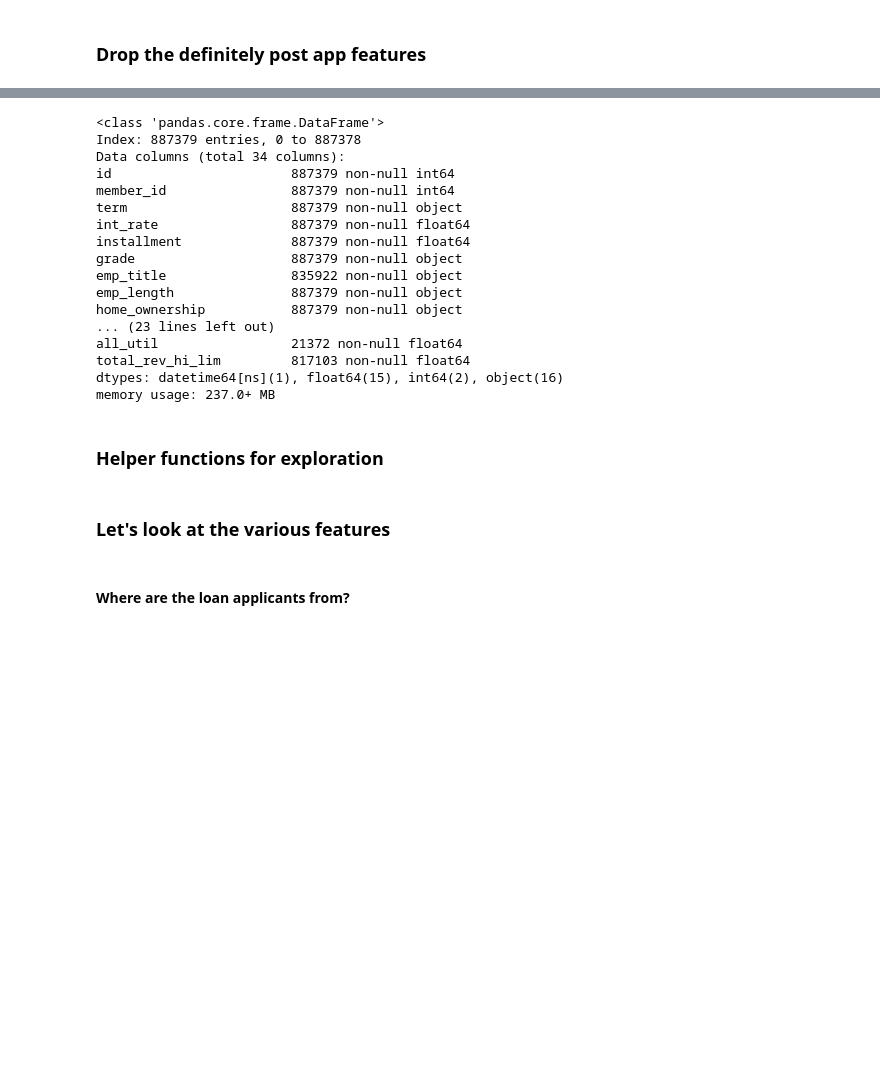
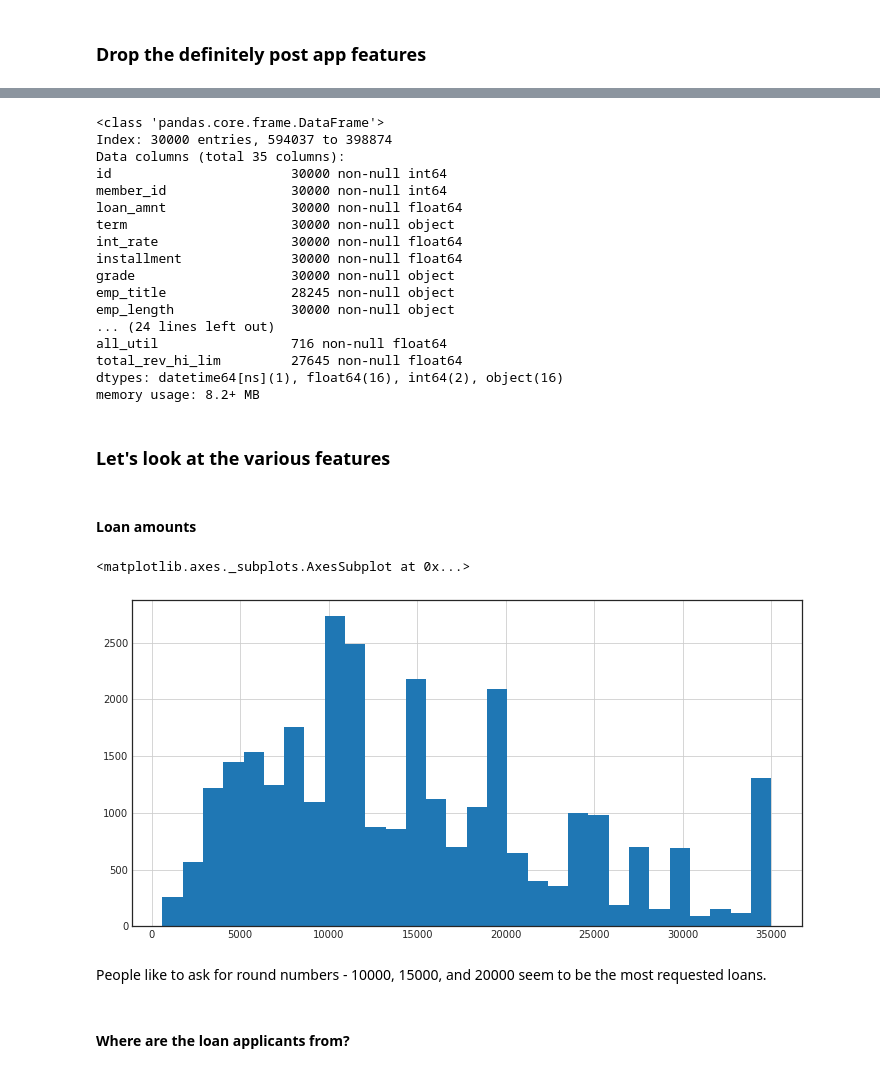
Before and after one commit to vijayshankarv/kaggle, a Jupyter notebook: lending-club/Lending-club-exploration.ipynb, the cells around one changed output, grey strips where cells are left out. Cells and saved outputs as stored; diff of their text form; code cells hidden in the pictures; blank space fills up the shorter version.

Commit message:
Testing out ideas on a smaller sample

```diff
--- a/lending-club/Lending-club-exploration.ipynb
+++ b/lending-club/Lending-club-exploration.ipynb
@@ -114,0 +135,2 @@ df_loan.rename(index=str, columns={"verification_status_joint":"verified_status_
+# %%
+sample_loan_df = df_loan.sample(n=30000)
@@ -297,7 +328,7 @@ From list of features:
 # %%
 future_imports = ['acc_now_delinq','collection_recovery_fee','collections_12_mths_ex_med',
                   'funded_amnt','funded_amnt_inv','inq_fi','inq_last_12m','inq_last_6mths',
-                  'last_credit_pull_d','last_pymnt_amnt','last_pymnt_d','loan_amnt',
+                  'last_credit_pull_d','last_pymnt_amnt','last_pymnt_d',
                   'loan_status','max_bal_bc','mths_since_last_delinq',
                   'mths_since_last_major_derog','mths_since_last_record',
                   'mths_since_rcnt_il','next_pymnt_d','open_acc','open_acc_6m',
@@ -307,7 +338,7 @@ future_imports = ['acc_now_delinq','collection_recovery_fee','collections_12_mth
                   'total_pymnt','total_pymnt_inv','total_rec_int','total_rec_late_fee',
                   'total_rec_prncp']
 # %%
-df_loan_app = df_loan.drop(labels=future_imports, axis=1)
+df_loan_app = sample_loan_df.drop(labels=future_imports, axis=1)
 # %%
 df_loan_app.columns
 # %% [output]
@@ -324,21 +355,19 @@ Index(['id', 'member_id', 'term', 'int_rate', 'installment', 'grade',
 df_loan_app.info()
 # %% [output]
 <class 'pandas.core.frame.DataFrame'>
-Index: 887379 entries, 0 to 887378
-Data columns (total 34 columns):
-id                       887379 non-null int64
-member_id                887379 non-null int64
-term                     887379 non-null object
-int_rate                 887379 non-null float64
-installment              887379 non-null float64
-grade                    887379 non-null object
-emp_title                835922 non-null object
-emp_length               887379 non-null object
-home_ownership           887379 non-null object
-... (23 lines left out)
-all_util                 21372 non-null float64
-total_rev_hi_lim         817103 non-null float64
-dtypes: datetime64[ns](1), float64(15), int64(2), object(16)
-memory usage: 237.0+ MB
+Index: 30000 entries, 594037 to 398874
+Data columns (total 35 columns):
+id                       30000 non-null int64
+member_id                30000 non-null int64
+loan_amnt                30000 non-null float64
+term                     30000 non-null object
+int_rate                 30000 non-null float64
+installment              30000 non-null float64
+grade                    30000 non-null object
+emp_title                28245 non-null object
+emp_length               30000 non-null object
+... (24 lines left out)
+all_util                 716 non-null float64
+total_rev_hi_lim         27645 non-null float64
+dtypes: datetime64[ns](1), float64(16), int64(2), object(16)
+memory usage: 8.2+ MB
-# %% [markdown]
-### Helper functions for exploration
@@ -361,5 +374,14 @@ def plot_categorical_counts(data, **kwargs):
 # %% [markdown]
 ### Let's look at the various features
+# %% [markdown]
+#### Loan amounts
+# %%
+df_loan_app['loan_amnt'].hist(bins=30)
+# %% [output]
+<matplotlib.axes._subplots.AxesSubplot at 0x...>
+[figure, added]
+# %% [markdown]
+People like to ask for round numbers - 10000, 15000, and 20000 seem to be the most requested loans.
 # %% [markdown]
 #### Where are the loan applicants from?
 # %%
```
Also changed, not shown: parts of 31 cells of this notebook.
